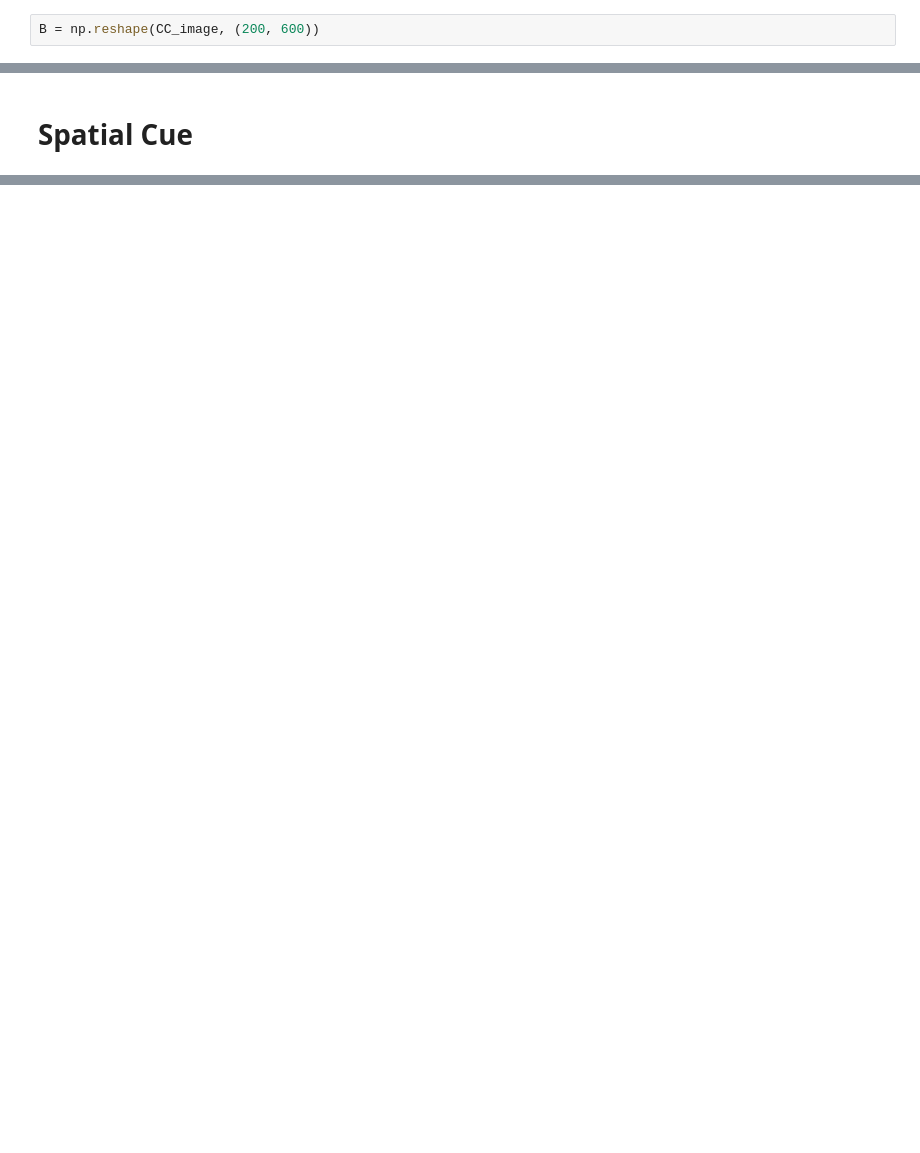
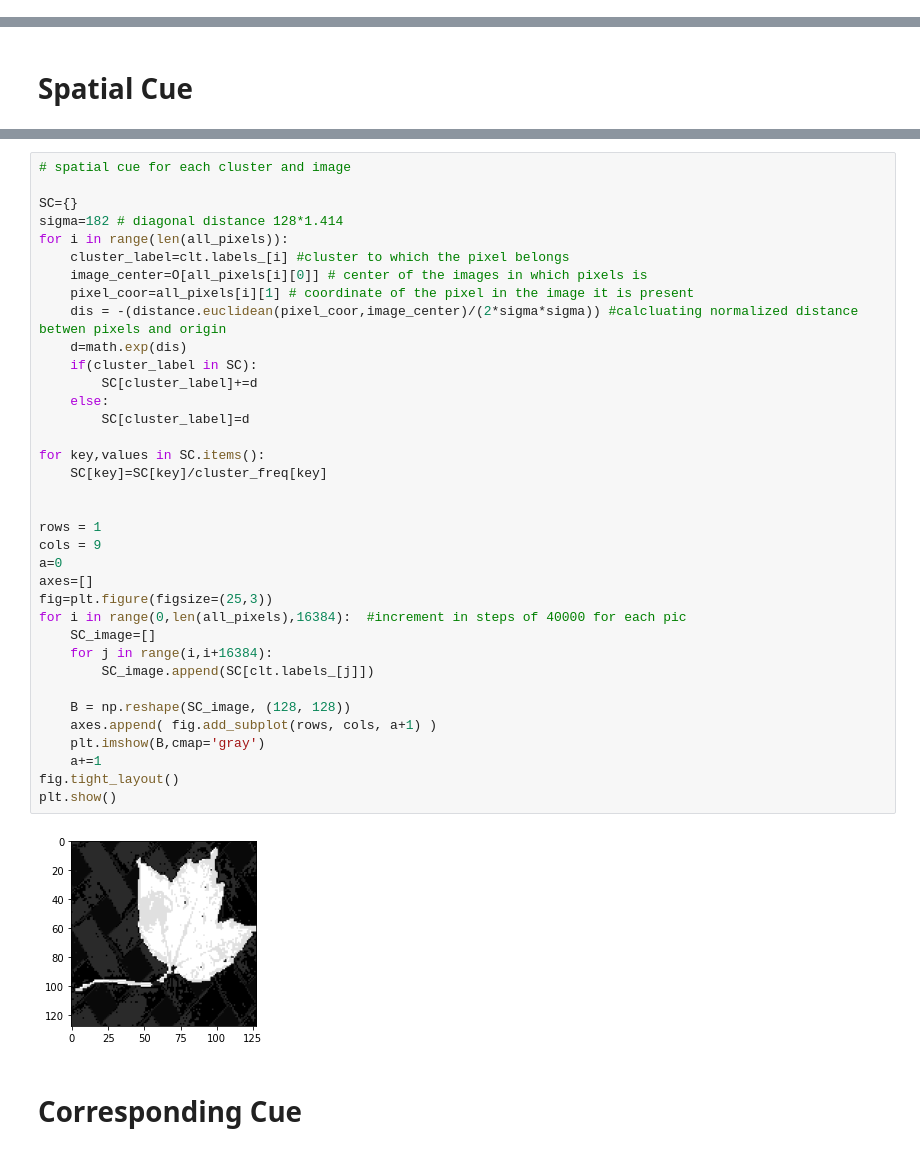
Before and after one commit to KKC28/Advance-Computer-Vision, a Jupyter notebook: Cluster Based Co-Saliency Detection Algorithm.ipynb, the cells around one changed output, grey strips where cells are left out. Drawn from its saved outputs; the diff is of its cells as text; blank space fills up the shorter version.

```diff
--- a/Cluster Based Co-Saliency Detection Algorithm.ipynb
+++ b/Cluster Based Co-Saliency Detection Algorithm.ipynb
@@ -140,2 +126,0 @@ for i in range(0,total):
-# %%
-B = np.reshape(CC_image, (200, 600))
@@ -188,0 +129,40 @@ print(image[X,Y])
+# %%
+# spatial cue for each cluster and image
+
+SC={}
+sigma=182 # diagonal distance 128*1.414
+for i in range(len(all_pixels)):
+    cluster_label=clt.labels_[i] #cluster to which the pixel belongs
+    image_center=O[all_pixels[i][0]] # center of the images in which pixels is
+    pixel_coor=all_pixels[i][1] # coordinate of the pixel in the image it is present
+    dis = -(distance.euclidean(pixel_coor,image_center)/(2*sigma*sigma)) #calcluating normalized distance betwen pixels and origin
+    d=math.exp(dis)
+    if(cluster_label in SC):
+        SC[cluster_label]+=d
+    else:
+        SC[cluster_label]=d
+
+for key,values in SC.items():
+    SC[key]=SC[key]/cluster_freq[key]
+
+
+rows = 1
+cols = 9
+a=0
+axes=[]
+fig=plt.figure(figsize=(25,3))
+for i in range(0,len(all_pixels),16384):  #increment in steps of 40000 for each pic
+    SC_image=[]
+    for j in range(i,i+16384):
+        SC_image.append(SC[clt.labels_[j]])
+
+    B = np.reshape(SC_image, (128, 128))
+    axes.append( fig.add_subplot(rows, cols, a+1) )
+    plt.imshow(B,cmap='gray')
+    a+=1
+fig.tight_layout()
+plt.show()
+# %% [output]
+[figure, added]
+# %% [markdown]
+# Corresponding Cue
```
Also changed, not shown: parts of 18 cells of this notebook.
